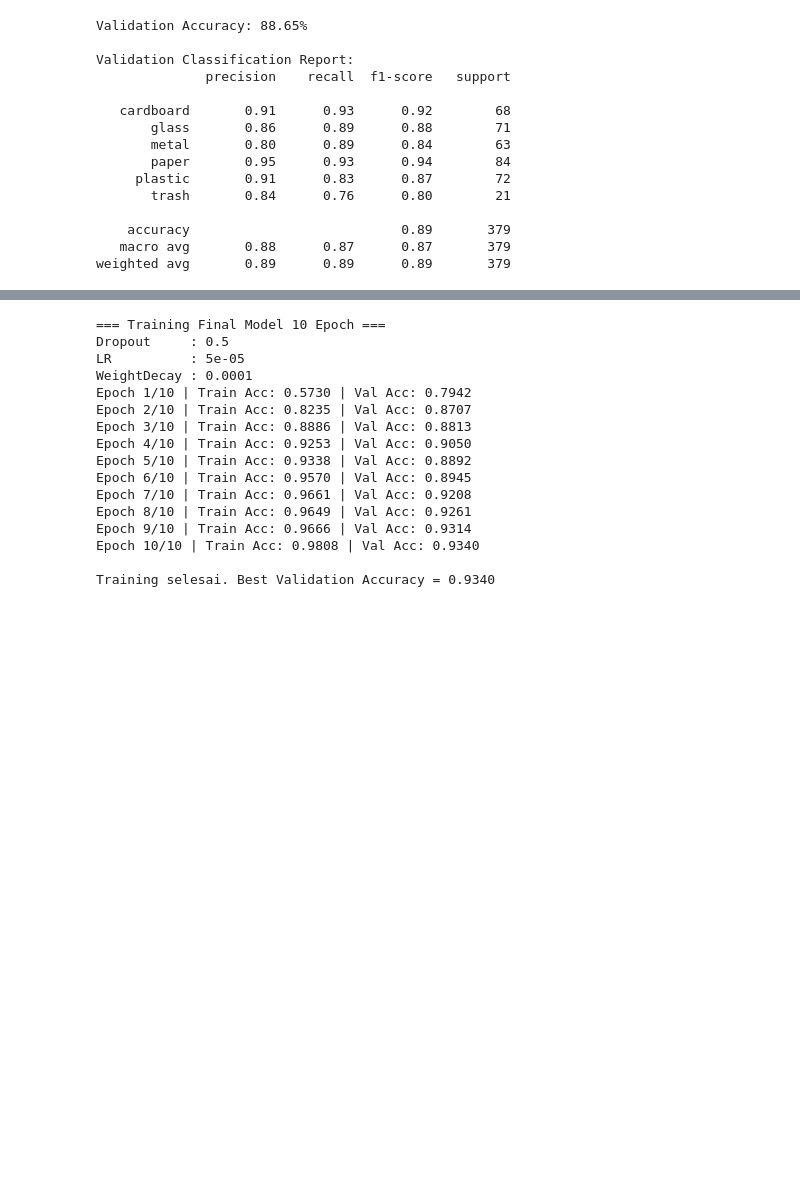
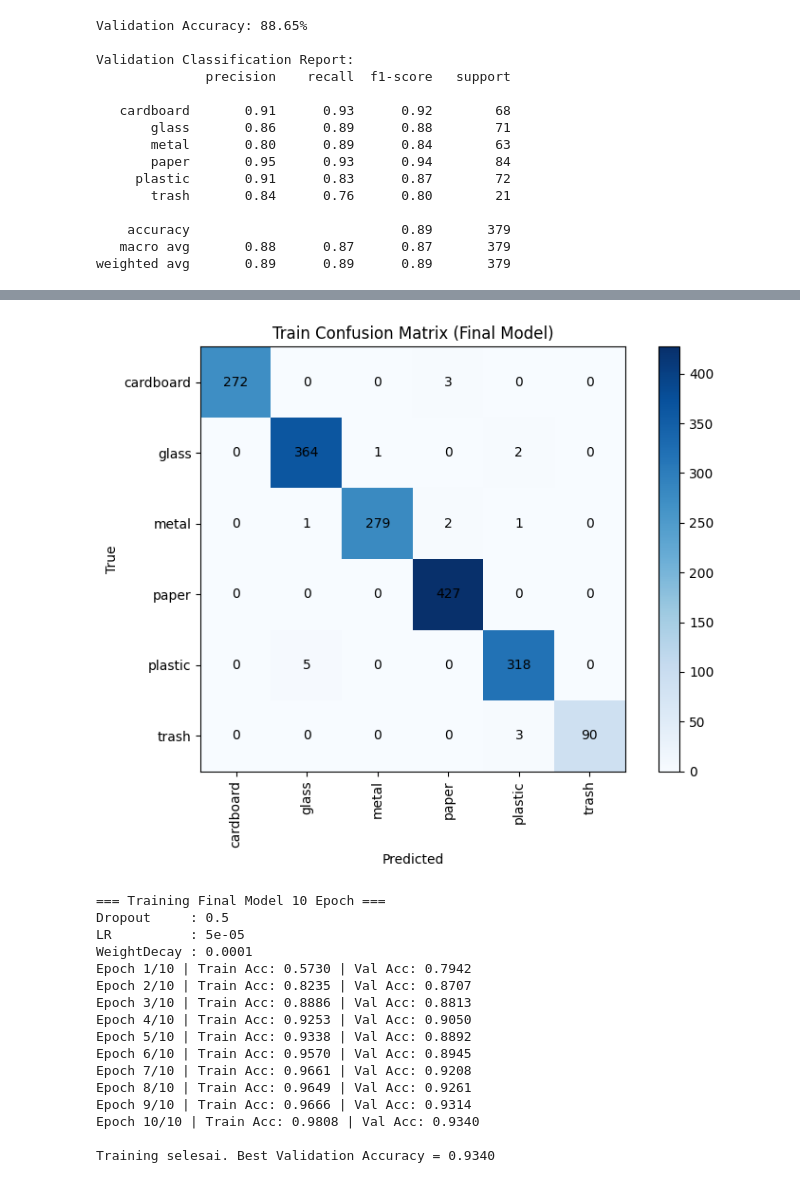
Before and after one commit to WahyuKhairi06/JaringanSyarafTiruan_WahyuKhairi_2311531009, a Jupyter notebook: JST_NEW.ipynb, the cells around one changed output, grey strips where cells are left out. Drawn from its saved outputs; the diff is of its cells as text; code cells hidden in the pictures; blank space fills up the shorter version.

```diff
--- a/JST_NEW.ipynb
+++ b/JST_NEW.ipynb
@@ -592,3 +591,71 @@ Validation Classification Report:
     accuracy                           0.89       379
    macro avg       0.88      0.87      0.87       379
 weighted avg       0.89      0.89      0.89       379
+# %%
+# ====================================================
+#           TRAIN EVALUATION (FINAL MODEL)
+# ====================================================
+
+import torch
+import numpy as np
+from sklearn.metrics import classification_report, confusion_matrix
+import matplotlib.pyplot as plt
+from torchvision import models
+import torch.nn as nn
+
+# Reconstruct model_final structure if it's not in the current scope
+if 'model_final' not in globals():
+    model_final = models.resnet50(weights=models.ResNet50_Weights.IMAGENET1K_V1)
+    in_f = model_final.fc.in_features
+    # Use best_dropout from the tuning results (if available, otherwise default to 0.5)
+    current_best_dropout = globals().get('best_dropout', 0.5)
+    model_final.fc = nn.Sequential(
+        nn.Dropout(current_best_dropout),
+        nn.Linear(in_f, num_classes)
+    )
+    model_final = model_final.to(device)
+
+# Load the best state dict for the final model
+model_final.load_state_dict(torch.load("best_final_model.pth"))
+model_final.eval()
+
+all_preds_final_train = []
+all_labels_final_train = []
+
+with torch.no_grad():
+    for imgs, labels in train_loader:
+        imgs, labels = imgs.to(device), labels.to(device)
+        outputs = model_final(imgs)
+        preds = outputs.argmax(1).cpu().numpy()
+
+        all_preds_final_train.extend(preds)
+        all_labels_final_train.extend(labels.cpu().numpy())
+
+train_accuracy_final = (np.array(all_preds_final_train) == np.array(all_labels_final_train)).mean()
+print(f"\nTrain Accuracy (Final Model): {train_accuracy_final*100:.2f}%")
+
+print("\nClassification Report (Final Model - Train Set):")
+print(classification_report(all_labels_final_train, all_preds_final_train, target_names=class_names))
+
+
+# ========== TRAIN CONFUSION MATRIX (FINAL MODEL) ==========
+cm_final_train = confusion_matrix(all_labels_final_train, all_preds_final_train)
+
+plt.figure(figsize=(8,6))
+plt.imshow(cm_final_train, cmap='Blues')
+plt.title("Train Confusion Matrix (Final Model)")
+plt.colorbar()
+
+# Tampilkan angka di setiap kotak
+num_classes = len(class_names)
+for i in range(num_classes):
+    for j in range(num_classes):
+        plt.text(j, i, cm_final_train[i, j], ha='center', va='center', color='black')
+
+plt.xticks(range(num_classes), class_names, rotation=90)
+plt.yticks(range(num_classes), class_names)
+plt.xlabel("Predicted")
+plt.ylabel("True")
+plt.tight_layout()
+plt.show()
+# %% [output]
@@ -595,3 +677,4 @@ weighted avg       0.89      0.89      0.89       379
+[figure, added]
 # %%
 # ============================
 #  BEST CONFIG FROM TUNING
```
Also changed, not shown: parts of 3 cells of this notebook.
